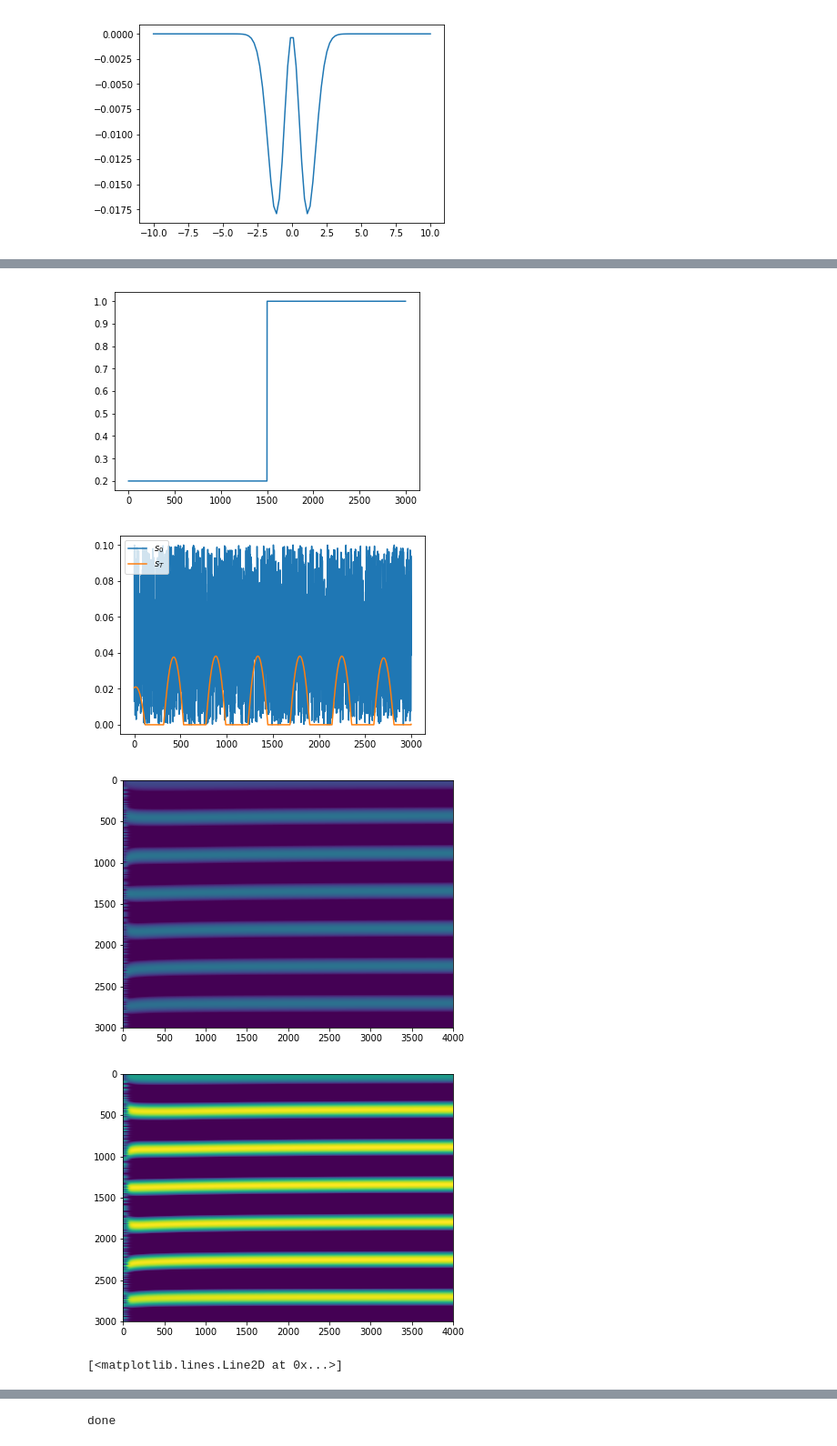
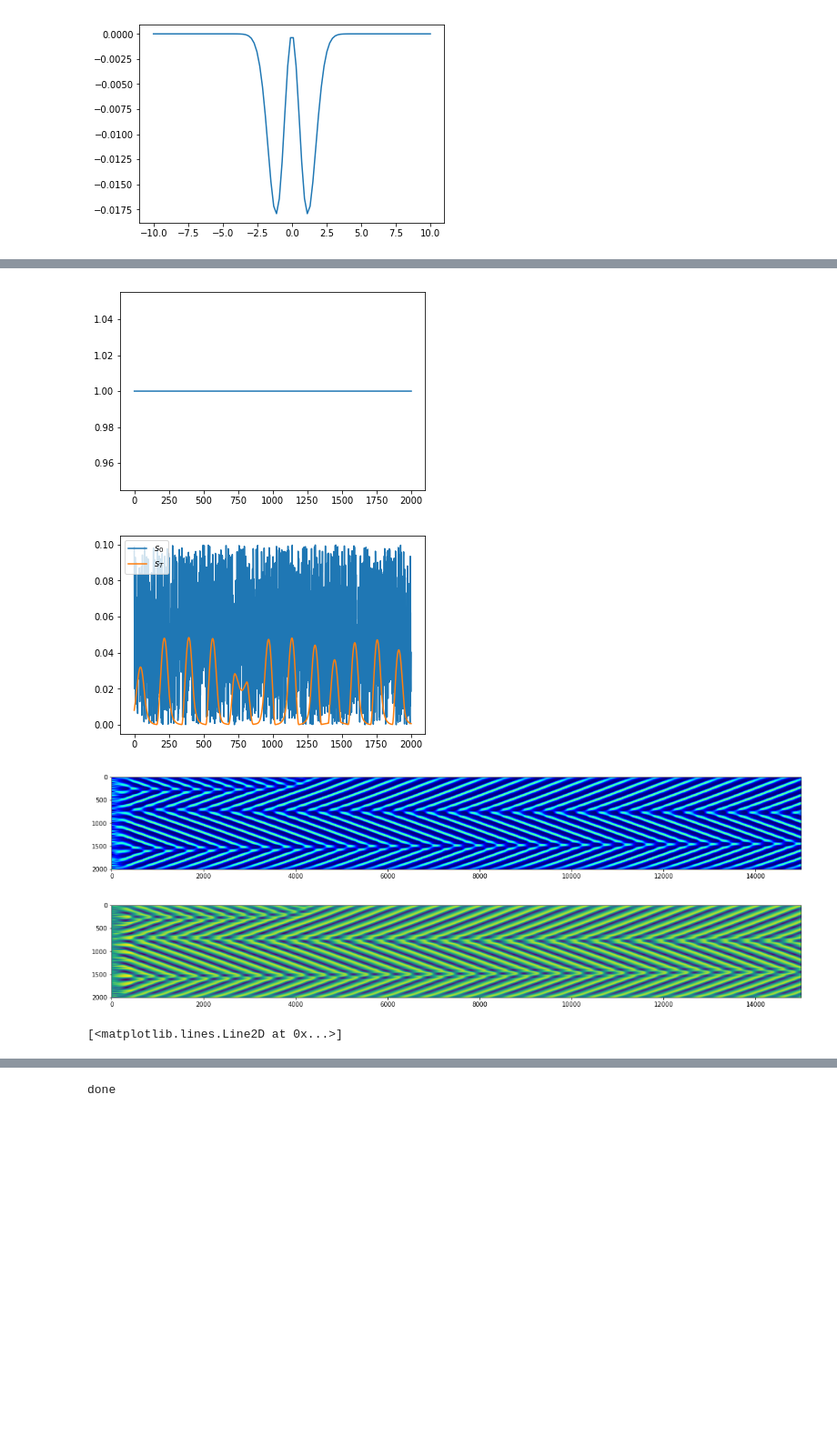
Before and after one commit to mirkoklukas/htmresearch, a Jupyter notebook: projects/gridcells/jupyter/CAN/1d CAN .ipynb, the cells around one changed output, grey strips where cells are left out. Shown: that part at 91% size. Saved outputs shown, nothing was run; the diff lists cells and outputs as text; code cells hidden in the pictures; blank space fills up the shorter version.

```diff
--- a/projects/gridcells/jupyter/CAN/1d CAN .ipynb
+++ b/projects/gridcells/jupyter/CAN/1d CAN .ipynb
@@ -75,8 +75,8 @@ def create_W(J, D, s=1.0):
 
 
 
-r = 40.
-n = 3000
+r = 70.
+n = 2000
 
 
 X = np.linspace(0.,r, num=n)
@@ -127,27 +127,13 @@ from scipy.special import expit
 def relu(x):
     return np.maximum(x, 0.)
 
-# def evolve_step(W, b, s, beta=0.):
-#     dt    = 0.05
-#     tau   = 2.0
-#     f     = relu
-#     noise = np.random.randn(n)*0.0
-
-#     ds    = dt*(f(np.dot(W,s+ noise) + b + beta) - s/tau)
-#     s_    = s + ds
-
-#     if np.sum(s_**2) >0:
-#             s_ = s_/np.sqrt(np.sum(s_**2))
-
-#     return s_
-
 def evolve_step(W, b, s, beta=0.):
     dt    = 0.05
     tau   = 2.0
     f     = relu
-    noise = np.random.randn(n)*0.0
+    noise = np.random.randn(n)*0.001
 
-    ds    = dt*( np.exp(-beta)*f(np.dot(W,s+ noise) + b) - s/tau)
+    ds    = dt*(f(np.dot(W,s+ noise) + b + beta) - s/tau)
     s_    = s + ds
 
     if np.sum(s_**2) >0:
@@ -156,7 +142,9 @@ def evolve_step(W, b, s, beta=0.):
     return s_
 
 
-T = 4000
+
+
+T = 15000
 X = np.linspace(0.2,0.4,num=T)
 
 S = np.zeros((T,n))
@@ -168,57 +156,61 @@ S[0] = np.zeros(n)
 # S[0] = bump(0.1, n)*0.01
 S[0] = np.random.sample(n)*0.1
 
-Beta = np.ones((T,n))*0.0000001
+Beta = np.ones((T,n))*0.0
 
 
-rnd = np.ones(n)
-rnd[n//2:] = 1.  + np.random.randn(n//2)*0.
-rnd[:n//2] = 0.2 + np.random.randn(n//2)*0.
+beta_mask = np.ones(n)*1.0
+# beta_mask[100:600] = 2.
+# beta_mask[1500:2000] = 1.
+# beta_mask = np.random.sample(n)*3.
+# beta_mask = np.linspace(1.01,4.,num=n)**1 + np.random.sample(n)*0.
+# beta_mask[ np.random.sample(n) < 0.1] = 0.
 # rnd = 2*np.random.sample(n)
 # Beta[0] = rnd
 
-plt.plot(rnd)
+plt.plot(beta_mask)
 plt.show()
+
+
 
 
 for t in range(1,T):
 
     s = S[t-1]
 #     x = X[t-1]
 #     b = bump(x, n)*0.1
     b = np.zeros(n)
 
     tonic = 0.
-#     beta  = 0.01*Beta[t-1]
-    beta  = 200.*Beta[t-1]
+    beta  = Beta[t-1]
+#     beta  = 200.*Beta[t-1]
 
-    s_ = evolve_step(W, b  + tonic, s, beta)
+    s_ = evolve_step(W, b  + tonic, s, beta_mask*beta)
     S[t]    = s_
 
-#     Beta[t] = Beta[t-1] - (s_ - np.mean(s_))
-    alpha = 0.7
-    ss = s_/np.sum(s_)
-    Beta[t] = (1. - alpha)*Beta[t-1] + alpha*ss
+#   Beta[t] = Beta[t-1] - (s_ - np.mean(s_))
+    alpha = 0.01
+    Beta[t] = (1. - alpha)*Beta[t-1] - alpha*(s_ - np.mean(s_))
 
 
 plt.plot(S[0], label="$s_0$")
 plt.plot(S[-1], label="$s_T$")
 plt.legend()
 plt.show()
 
 
 plt.figure(figsize=(20,5))
-plt.imshow(S.T )
+plt.imshow(S.T, cmap="jet")
 plt.show()
 
 plt.figure(figsize=(20,5))
 plt.imshow(Beta.T )
 plt.show()
 
 plt.plot(Beta[-1])
 # %% [output]
-[figure, old version]
+[figure, new version]
-[figure, old version]
+[figure, new version]
-[figure, old version]
+[figure, new version]
-[figure, old version]
+[figure, new version]
 [<matplotlib.lines.Line2D at 0x...>]
```
Also changed, not shown: parts of 4 cells of this notebook, 1 other file.
